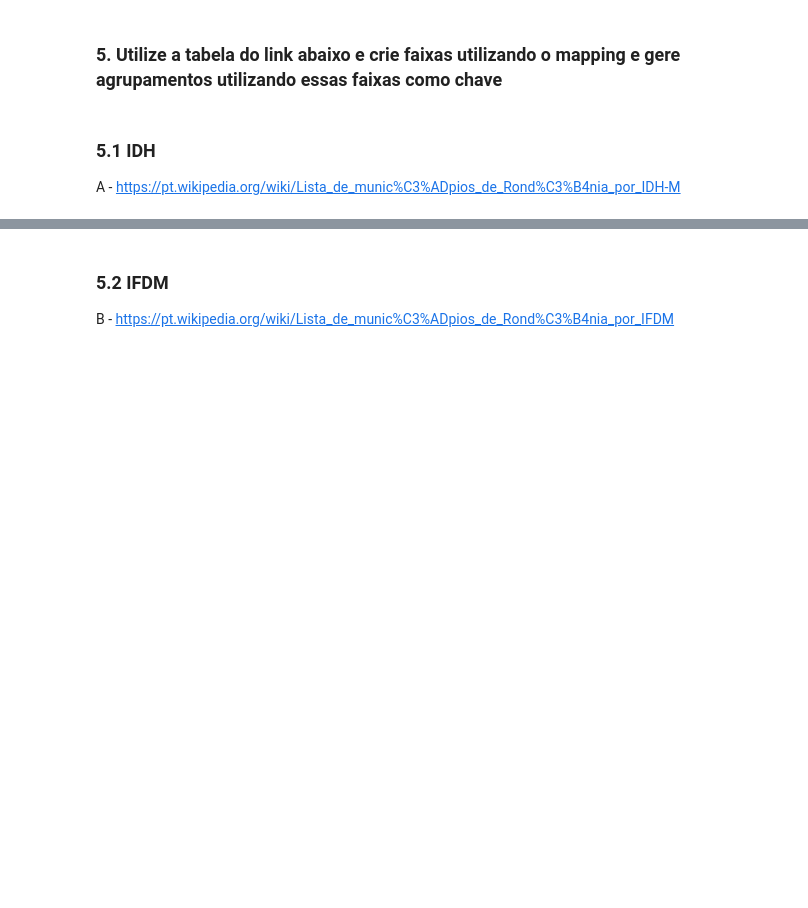
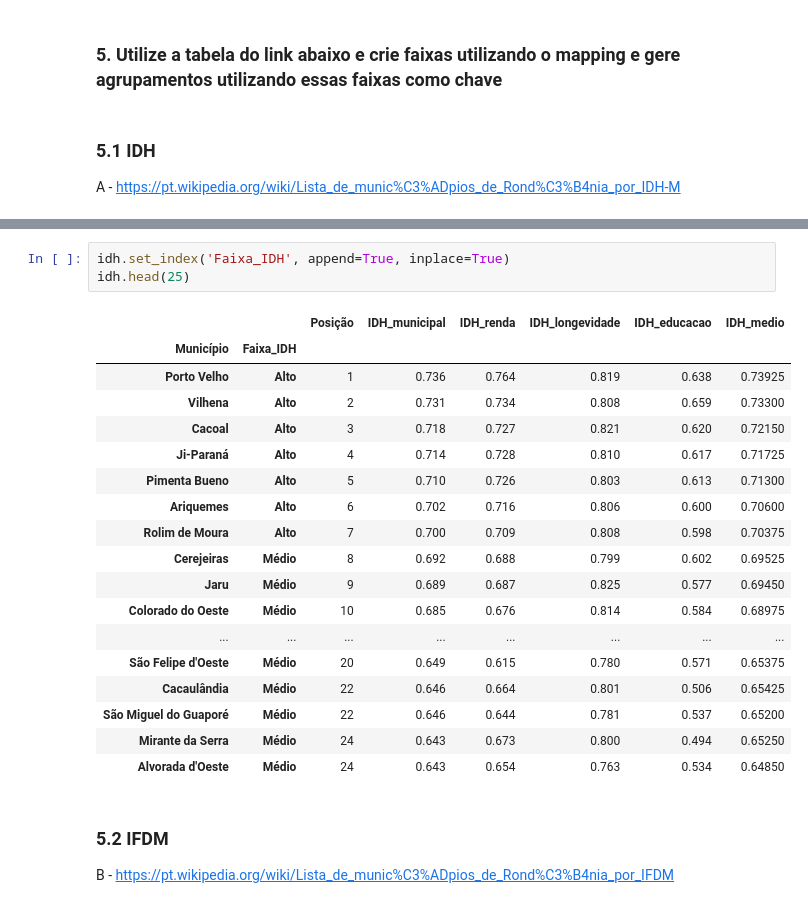
Before and after one commit to gabrielxxx1/visiting-jupyter, a Jupyter notebook: aulas/Módulo 9/Mod9Tarefa2.ipynb, the cells around one changed output, grey strips where cells are left out. Saved outputs shown, nothing was run; the diff lists cells and outputs as text; blank space fills up the shorter version.

```diff
--- a/aulas/Módulo 9/Mod9Tarefa2.ipynb
+++ b/aulas/Módulo 9/Mod9Tarefa2.ipynb
@@ -240,3 +267,25 @@ idh.head(20)
+# %%
+idh.set_index('Faixa_IDH', append=True, inplace=True)
+idh.head(25)
+# %% [output]
+|  |  | Posição | IDH_municipal | IDH_renda | IDH_longevidade | IDH_educacao | IDH_medio |
+| Município | Faixa_IDH |  |  |  |  |  |  |
+| Porto Velho | Alto | 1 | 0.736 | 0.764 | 0.819 | 0.638 | 0.73925 |
+| Vilhena | Alto | 2 | 0.731 | 0.734 | 0.808 | 0.659 | 0.73300 |
+| Cacoal | Alto | 3 | 0.718 | 0.727 | 0.821 | 0.620 | 0.72150 |
+| Ji-Paraná | Alto | 4 | 0.714 | 0.728 | 0.810 | 0.617 | 0.71725 |
+| Pimenta Bueno | Alto | 5 | 0.710 | 0.726 | 0.803 | 0.613 | 0.71300 |
+| Ariquemes | Alto | 6 | 0.702 | 0.716 | 0.806 | 0.600 | 0.70600 |
+| Rolim de Moura | Alto | 7 | 0.700 | 0.709 | 0.808 | 0.598 | 0.70375 |
+| Cerejeiras | Médio | 8 | 0.692 | 0.688 | 0.799 | 0.602 | 0.69525 |
+| Jaru | Médio | 9 | 0.689 | 0.687 | 0.825 | 0.577 | 0.69450 |
+| Colorado do Oeste | Médio | 10 | 0.685 | 0.676 | 0.814 | 0.584 | 0.68975 |
+| ... | ... | ... | ... | ... | ... | ... | ... |
+| São Felipe d'Oeste | Médio | 20 | 0.649 | 0.615 | 0.780 | 0.571 | 0.65375 |
+| Cacaulândia | Médio | 22 | 0.646 | 0.664 | 0.801 | 0.506 | 0.65425 |
+| São Miguel do Guaporé | Médio | 22 | 0.646 | 0.644 | 0.781 | 0.537 | 0.65200 |
+| Mirante da Serra | Médio | 24 | 0.643 | 0.673 | 0.800 | 0.494 | 0.65250 |
+| Alvorada d'Oeste | Médio | 24 | 0.643 | 0.654 | 0.763 | 0.534 | 0.64850 |
 # %% [markdown]
 ### 5.2 IFDM
 B - https://pt.wikipedia.org/wiki/Lista_de_munic%C3%ADpios_de_Rond%C3%B4nia_por_IFDM
```
Also changed, not shown: parts of 11 cells of this notebook.
